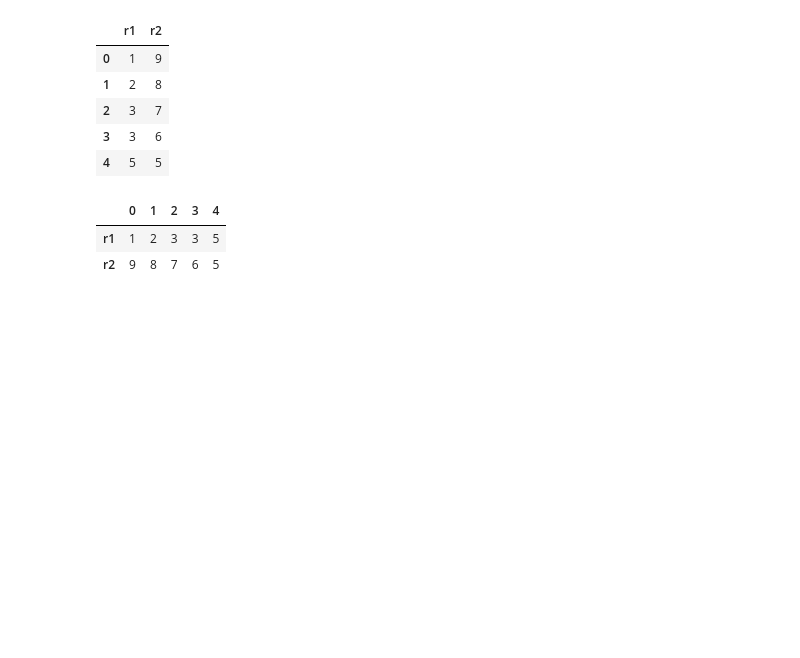
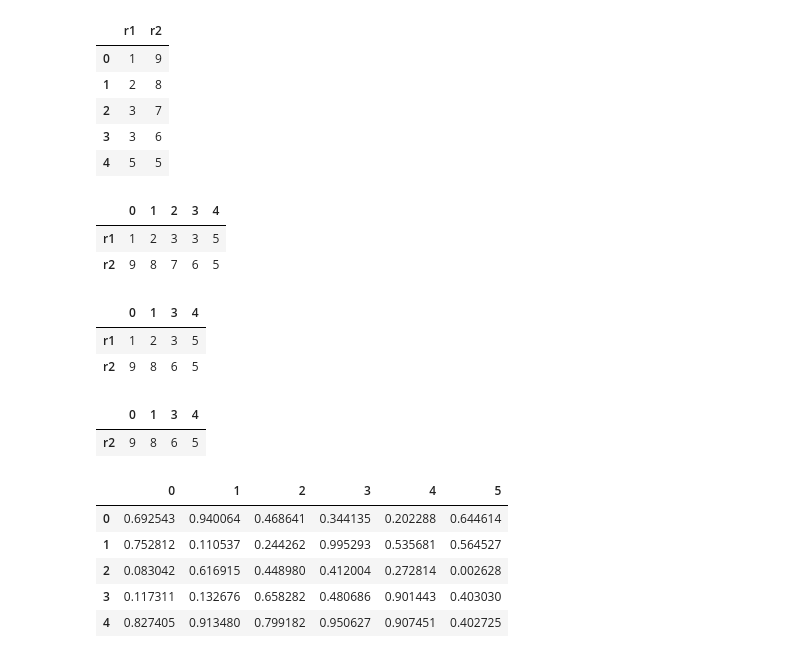
Before and after one commit to Tamzzzzid/Learning_ML, a Jupyter notebook: Pandas/Pandas1.ipynb, the cells around one changed output. Saved outputs shown, nothing was run; the diff lists cells and outputs as text; code cells hidden in the pictures; blank space fills up the shorter version.

```diff
--- a/Pandas/Pandas1.ipynb
+++ b/Pandas/Pandas1.ipynb
@@ -226,0 +229,23 @@ df4
+# %%
+df4.drop(2,inplace= True ,axis=1)
+df4
+# %% [output]
+|  | 0 | 1 | 3 | 4 |
+| r1 | 1 | 2 | 3 | 5 |
+| r2 | 9 | 8 | 6 | 5 |
+# %%
+df4.drop('r1',inplace=True ,axis=0)
+df4
+# %% [output]
+|  | 0 | 1 | 3 | 4 |
+| r2 | 9 | 8 | 6 | 5 |
+# %%
+df=df.T
+df
+# %% [output]
+|  | 0 | 1 | 2 | 3 | 4 | 5 |
+| 0 | 0.692543 | 0.940064 | 0.468641 | 0.344135 | 0.202288 | 0.644614 |
+| 1 | 0.752812 | 0.110537 | 0.244262 | 0.995293 | 0.535681 | 0.564527 |
+| 2 | 0.083042 | 0.616915 | 0.448980 | 0.412004 | 0.272814 | 0.002628 |
+| 3 | 0.117311 | 0.132676 | 0.658282 | 0.480686 | 0.901443 | 0.403030 |
+| 4 | 0.827405 | 0.913480 | 0.799182 | 0.950627 | 0.907451 | 0.402725 |
```
Also changed, not shown: parts of 31 cells of this notebook.
